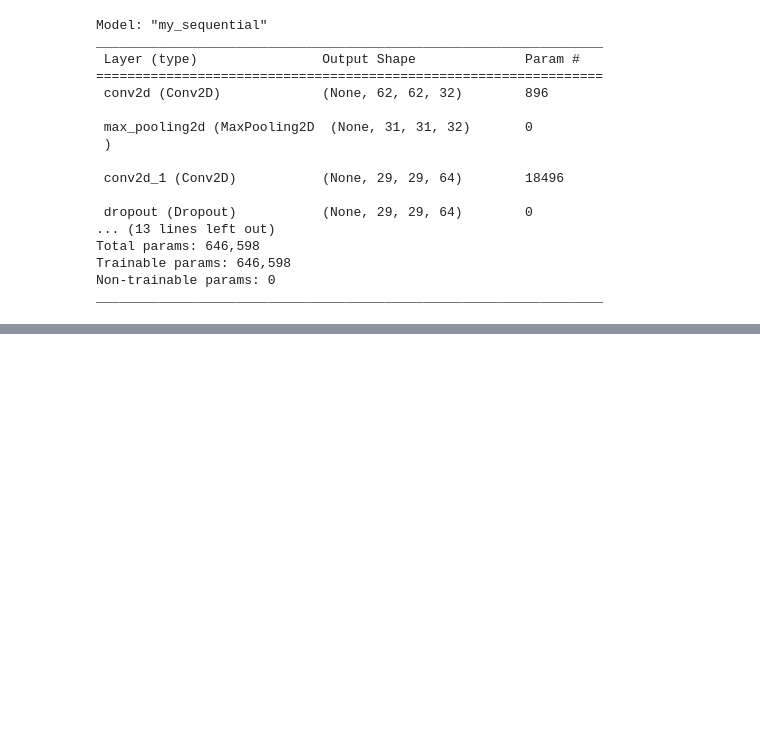
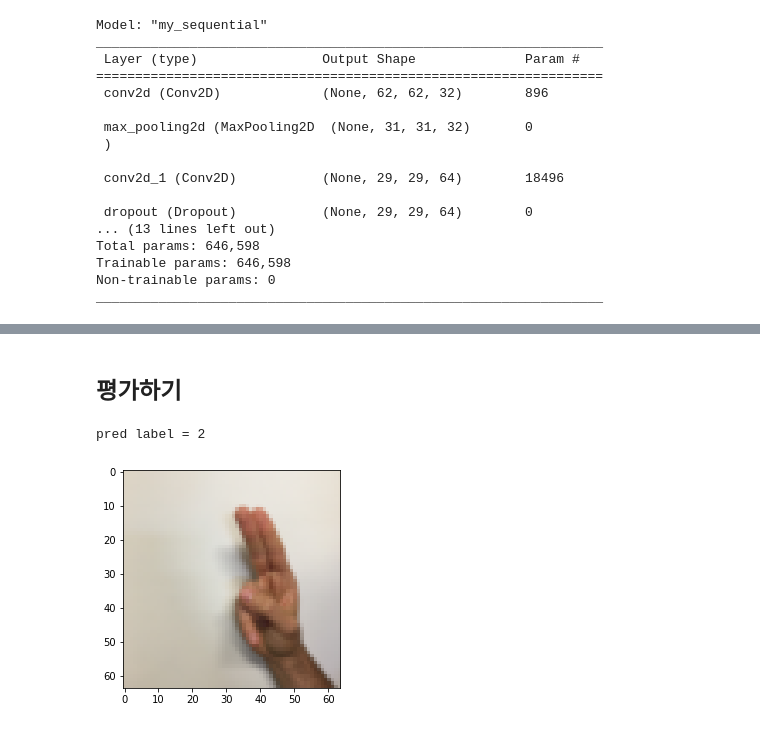
Before and after one commit to jhlee93/Baseline, a Jupyter notebook: ImageClassification/basic.ipynb, the cells around one changed output, grey strips where cells are left out. Saved outputs shown, nothing was run; the diff lists cells and outputs as text; code cells hidden in the pictures; blank space fills up the shorter version.

```diff
--- a/ImageClassification/basic.ipynb
+++ b/ImageClassification/basic.ipynb
@@ -364,0 +366,12 @@ plt.show()
+# %% [markdown]
+## 평가하기
+# %%
+# 1개 평가 데이터 예측
+test_sample = test_inputs[0]
+plt.imshow(test_sample)
+
+predict = model.predict(np.expand_dims(test_sample, 0))
+print('pred label =', np.argmax(predict))
+# %% [output]
+pred label = 2
+[figure, added]
```
Also changed, not shown: parts of 6 cells of this notebook.
